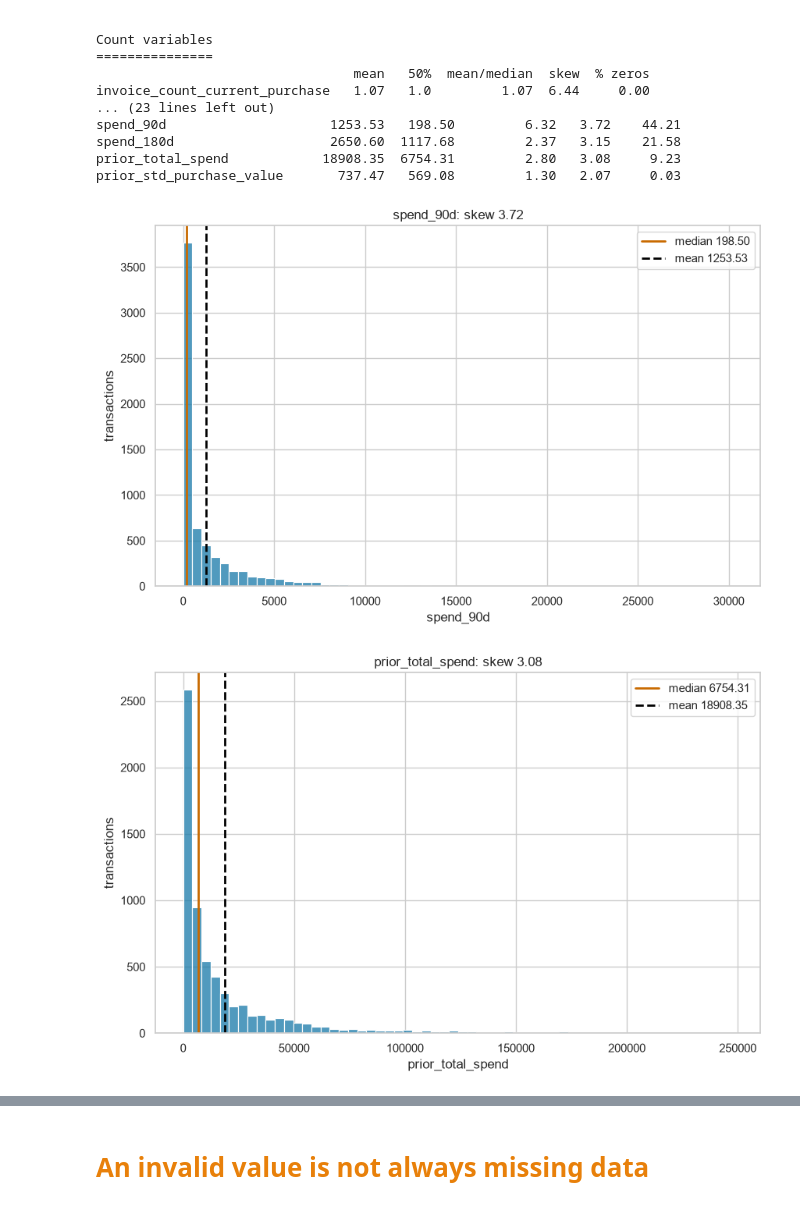
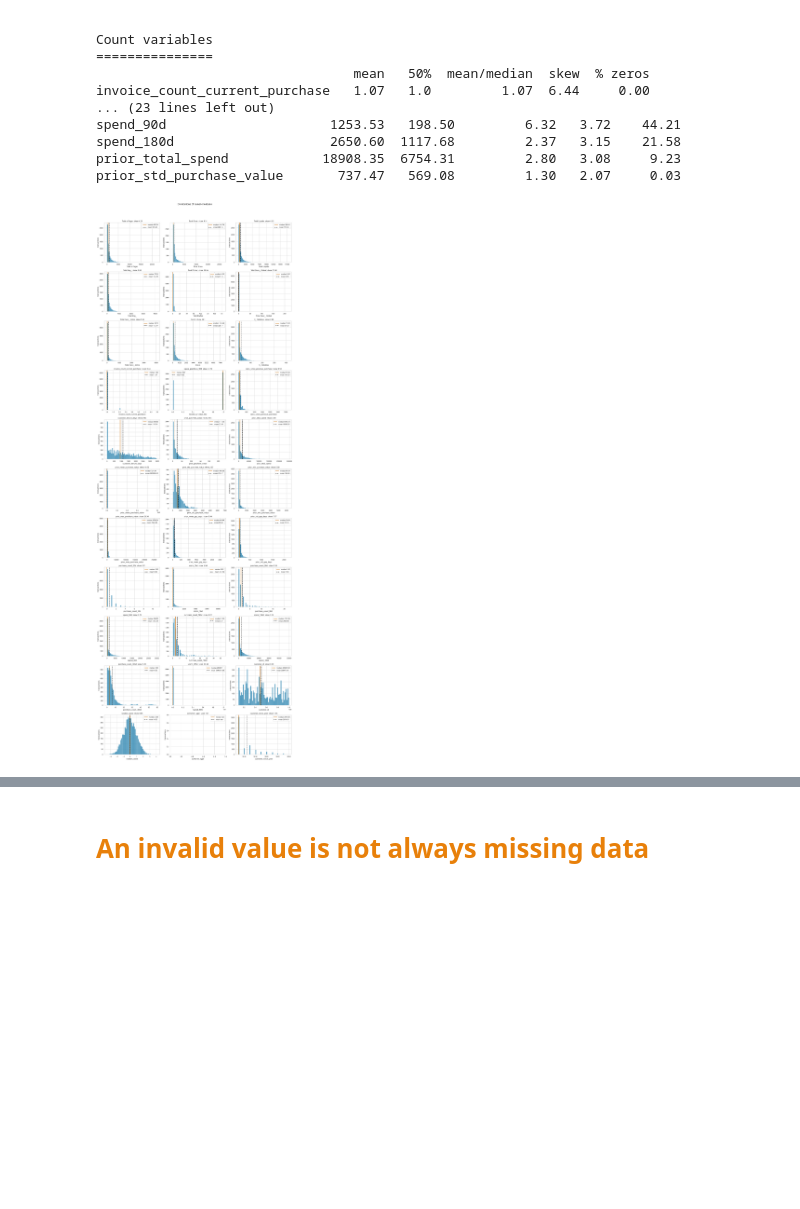
Before and after one commit to MiguelSantos00/Predicting-Repeat-Purchases-ML, a Jupyter notebook: notebooks/Homework_Group06_Exploration.ipynb, the cells around one changed output, grey strips where cells are left out. Saved outputs shown, nothing was run; the diff lists cells and outputs as text; code cells hidden in the pictures; blank space fills up the shorter version.

```diff
--- a/notebooks/Homework_Group06_Exploration.ipynb
+++ b/notebooks/Homework_Group06_Exploration.ipynb
@@ -380,48 +600,67 @@ spend_180d                    2650.60  1117.68         2.37   3.15    21.58
 prior_total_spend            18908.35  6754.31         2.80   3.08     9.23
 prior_std_purchase_value       737.47   569.08         1.30   2.07     0.03
 # %%
-columns_to_plot = [
-    "spend_90d",
-    "prior_total_spend",
-    "days_since_previous_purchase",
-    "purchase_count_90d",
-]
 
-for column in columns_to_plot:
+numeric_df = raw.select_dtypes(include=["number"])
+columns_to_plot = numeric_df.columns.tolist()
+
+# Number of columns in the grid
+n_cols = 3
+n_rows = math.ceil(len(columns_to_plot) / n_cols)
+
+fig, axes = plt.subplots(
+    n_rows,
+    n_cols,
+    figsize=(18, 4.5 * n_rows),
+)
+
+# Make axes iterable even when there is only one row
+axes = np.atleast_1d(axes).ravel()
+
+for ax, column in zip(axes, columns_to_plot):
     values = raw[column].dropna()
-
-    fig, ax = plt.subplots(figsize=FIGSIZE)
 
     sns.histplot(
         values,
         bins=60,
         color=PLOT_BLUE,
         ax=ax,
     )
 
     ax.axvline(
         values.median(),
         color=PLOT_ORANGE,
         lw=2,
         label=f"median {values.median():.2f}",
     )
 
     ax.axvline(
         values.mean(),
         color="black",
         lw=2,
         ls="--",
         label=f"mean {values.mean():.2f}",
     )
 
     ax.set(
         xlabel=column,
         ylabel="transactions",
         title=f"{column}: skew {values.skew():.2f}",
     )
 
     ax.legend()
-    plt.show()
+
+# Hide unused subplots if the grid is not completely filled
+for ax in axes[len(columns_to_plot):]:
+    ax.set_visible(False)
+
+fig.suptitle(
+    "Distributions of numeric features",
+    fontsize=16,
+    y=1.02,
+)
+
+plt.tight_layout()
+plt.show()
 # %% [output]
-[figure, old version]
+[figure, new version]
-[figure, removed]
```
Also changed, not shown: parts of 69 cells of this notebook.
